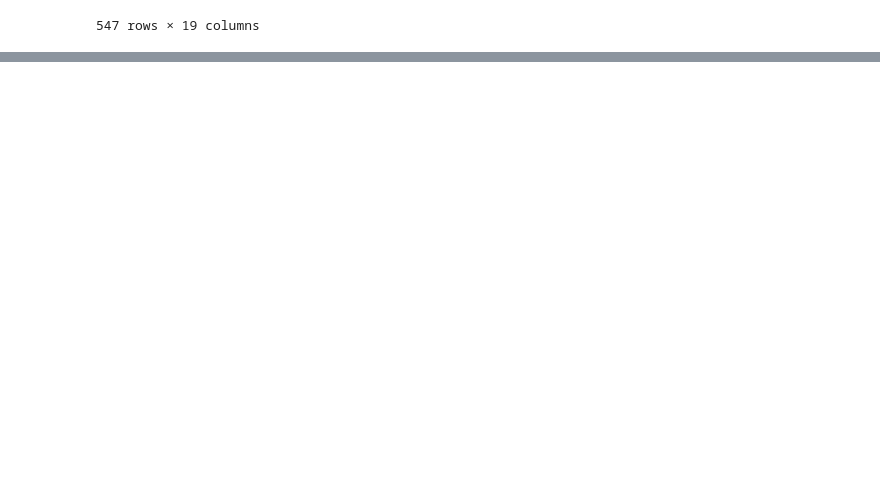
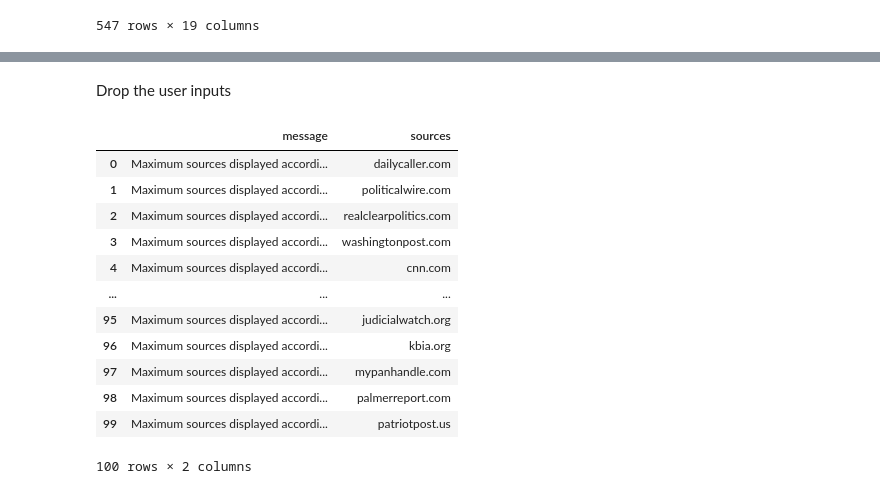
Before and after one commit to caowens/media-bias-experiments, a Jupyter notebook: newscatcher.ipynb, the cells around one changed output, grey strips where cells are left out. Cells and saved outputs as stored; diff of their text form; code cells hidden in the pictures; blank space fills up the shorter version.

```diff
--- a/newscatcher.ipynb
+++ b/newscatcher.ipynb
@@ -91,0 +159,23 @@ df_with_sources
+# %% [markdown]
+Drop the user inputs
+# %%
+# Drop the user_input column
+newscatcher_sources_df = newscatcher_sources_df.drop('user_input', axis=1)
+
+# Drop the 'lang', 'countries', and 'topic' rows
+newscatcher_sources_df = newscatcher_sources_df.dropna()
+newscatcher_sources_df
+# %% [output]
+|  | message | sources |
+| 0 | Maximum sources displayed accordi... | dailycaller.com |
+| 1 | Maximum sources displayed accordi... | politicalwire.com |
+| 2 | Maximum sources displayed accordi... | realclearpolitics.com |
+| 3 | Maximum sources displayed accordi... | washingtonpost.com |
+| 4 | Maximum sources displayed accordi... | cnn.com |
+| ... | ... | ... |
+| 95 | Maximum sources displayed accordi... | judicialwatch.org |
+| 96 | Maximum sources displayed accordi... | kbia.org |
+| 97 | Maximum sources displayed accordi... | mypanhandle.com |
+| 98 | Maximum sources displayed accordi... | palmerreport.com |
+| 99 | Maximum sources displayed accordi... | patriotpost.us |
+100 rows × 2 columns
```
Also changed, not shown: parts of 22 cells of this notebook, 1 other file.
